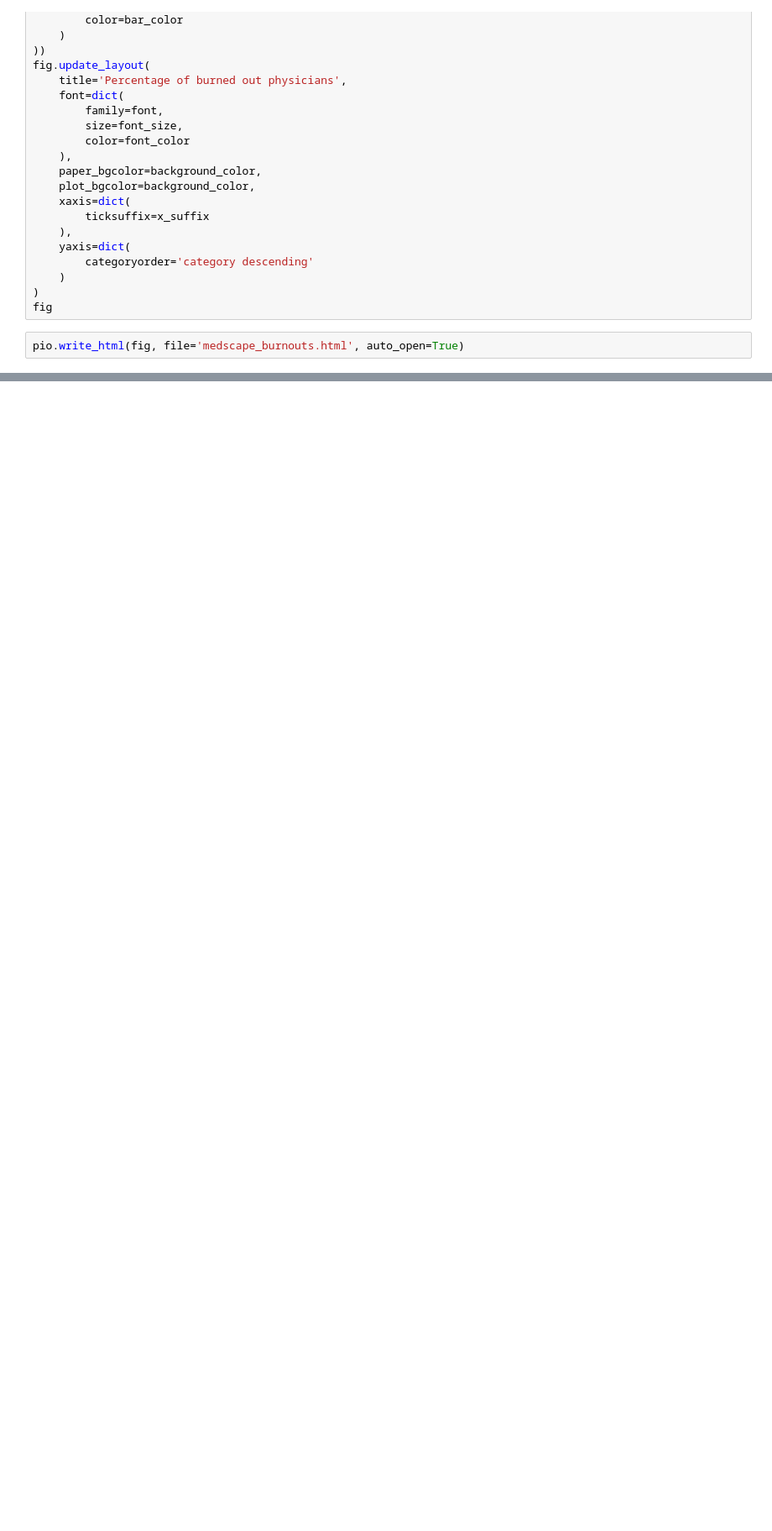
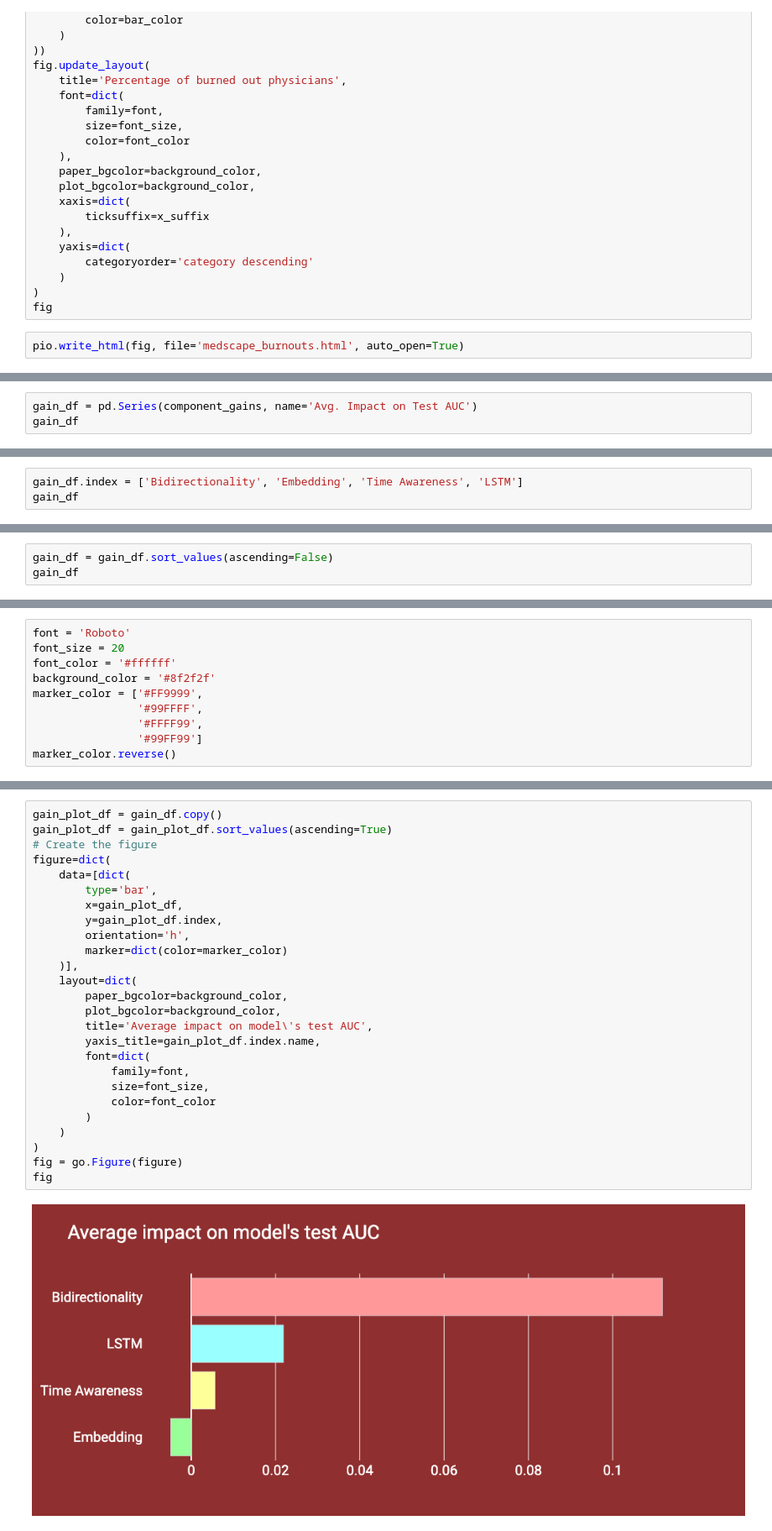
Before and after one commit to AndreCNF/plotly-html, a Jupyter notebook: plotly-htmls.ipynb, the cells around one changed output, grey strips where cells are left out. Shown: that part at 84% size. Cells and saved outputs as stored; diff of their text form; blank space fills up the shorter version.

Commit message:
Added a thesis component impact graph

```diff
--- a/plotly-htmls.ipynb
+++ b/plotly-htmls.ipynb
@@ -61,0 +269,3 @@ pio.write_html(fig, file='medscape_burnouts.html', auto_open=True)
+# %%
+gain_df = pd.Series(component_gains, name='Avg. Impact on Test AUC')
+gain_df
@@ -61,0 +278,3 @@ pio.write_html(fig, file='medscape_burnouts.html', auto_open=True)
+# %%
+gain_df.index = ['Bidirectionality', 'Embedding', 'Time Awareness', 'LSTM']
+gain_df
@@ -61,0 +298,3 @@ pio.write_html(fig, file='medscape_burnouts.html', auto_open=True)
+# %%
+gain_df = gain_df.sort_values(ascending=False)
+gain_df
@@ -61,0 +309,10 @@ pio.write_html(fig, file='medscape_burnouts.html', auto_open=True)
+# %%
+font = 'Roboto'
+font_size = 20
+font_color = '#ffffff'
+background_color = '#8f2f2f'
+marker_color = ['#FF9999',
+                '#99FFFF',
+                '#FFFF99',
+                '#99FF99']
+marker_color.reverse()
@@ -61,0 +321,28 @@ pio.write_html(fig, file='medscape_burnouts.html', auto_open=True)
+# %%
+gain_plot_df = gain_df.copy()
+gain_plot_df = gain_plot_df.sort_values(ascending=True)
+# Create the figure
+figure=dict(
+    data=[dict(
+        type='bar',
+        x=gain_plot_df,
+        y=gain_plot_df.index,
+        orientation='h',
+        marker=dict(color=marker_color)
+    )],
+    layout=dict(
+        paper_bgcolor=background_color,
+        plot_bgcolor=background_color,
+        title='Average impact on model\'s test AUC',
+        yaxis_title=gain_plot_df.index.name,
+        font=dict(
+            family=font,
+            size=font_size,
+            color=font_color
+        )
+    )
+)
+fig = go.Figure(figure)
+fig
+# %% [output]
+[figure, added]
```
Also changed, not shown: parts of 33 cells of this notebook, 2 other files.
